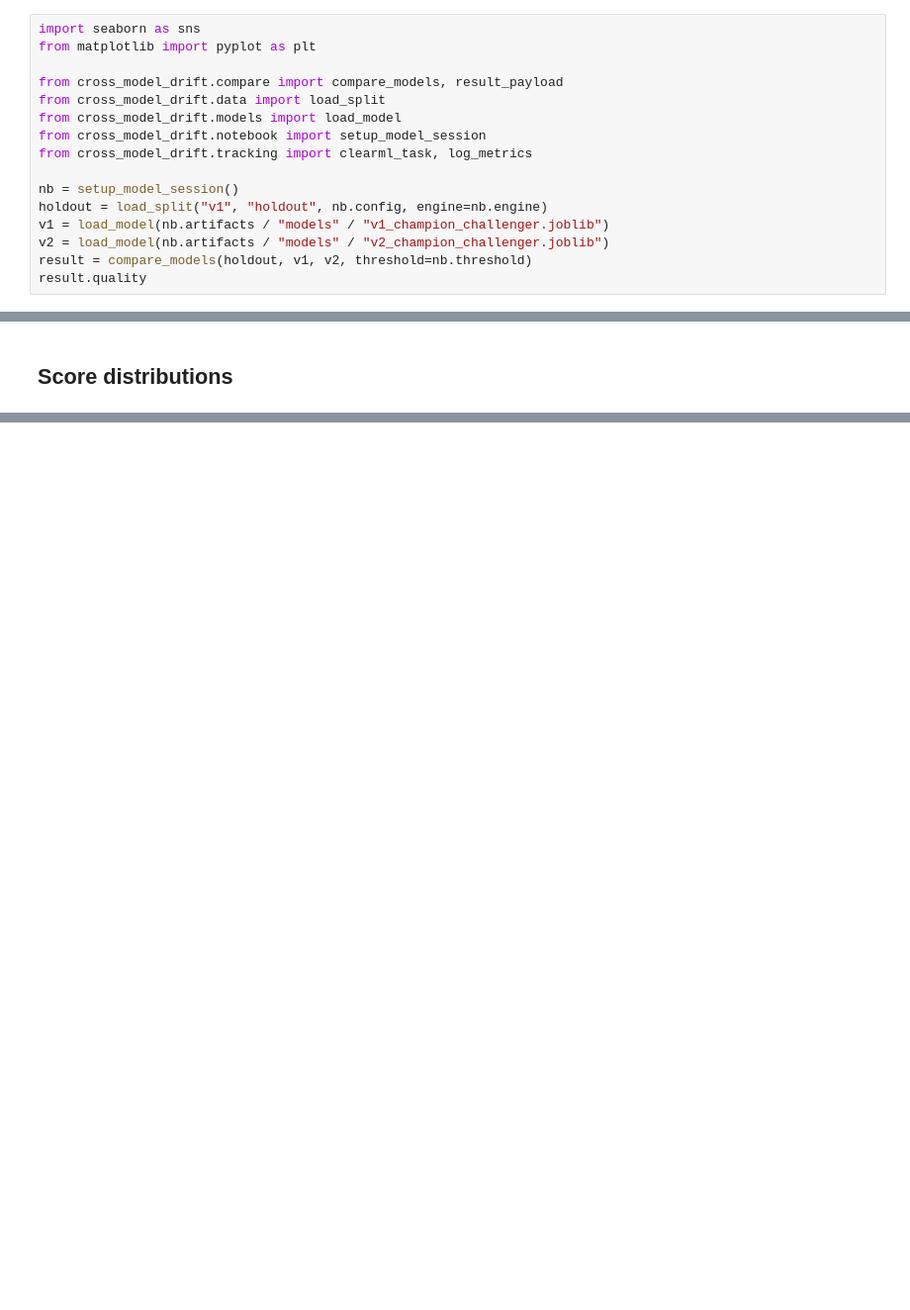
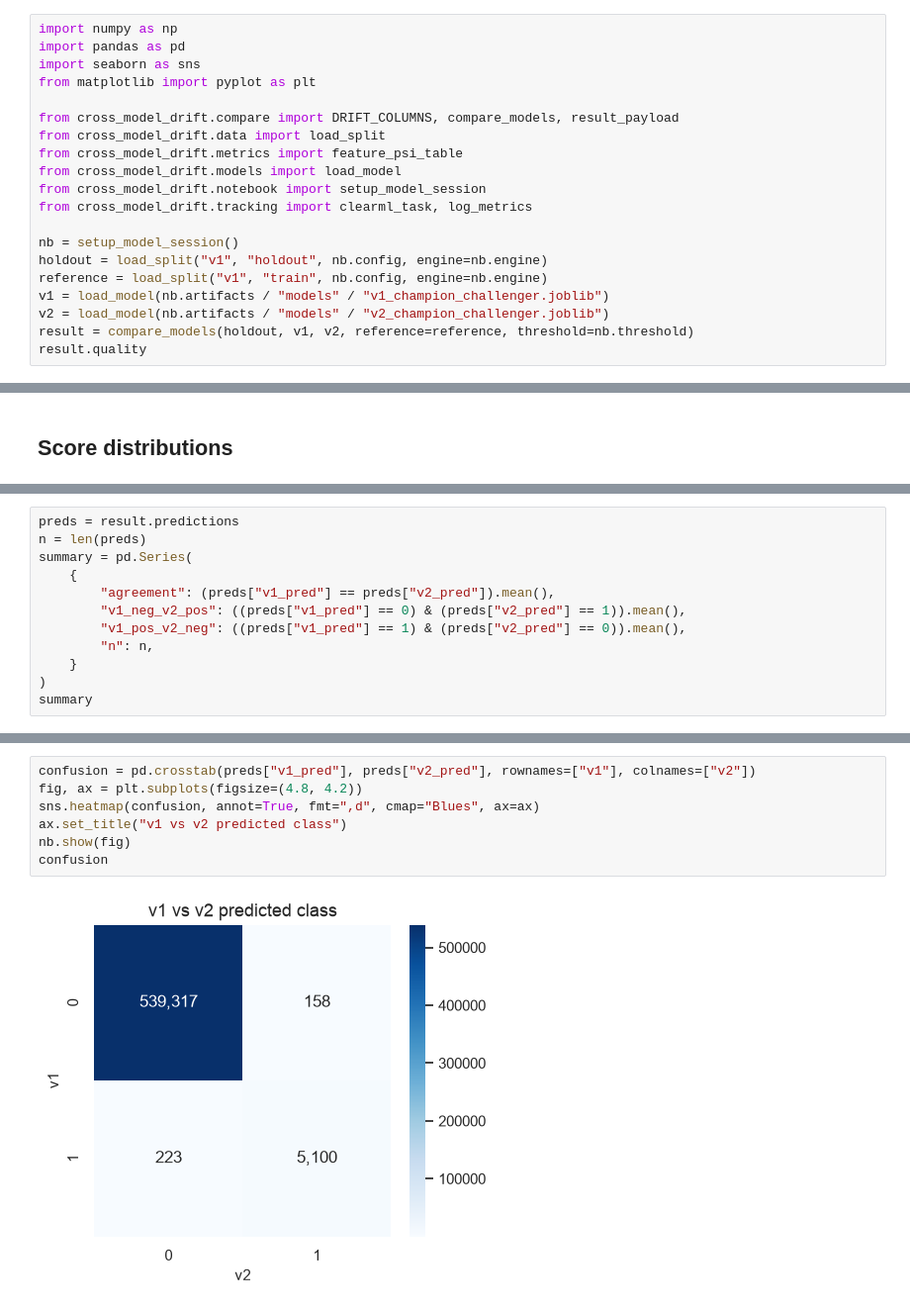
Before and after one commit to Steadfastie/model-drift, a Jupyter notebook: notebooks/10_holdout_comparison.ipynb, the cells around one changed output, grey strips where cells are left out. Shown at 99% size. Cells and saved outputs as stored; diff of their text form; blank space fills up the shorter version.

```diff
--- a/notebooks/10_holdout_comparison.ipynb
+++ b/notebooks/10_holdout_comparison.ipynb
@@ -5,16 +5,20 @@ Score saved v1 and v2 models on the **same** untouched holdout. This is the head
 # %%
+import numpy as np
+import pandas as pd
 import seaborn as sns
 from matplotlib import pyplot as plt
 
-from cross_model_drift.compare import compare_models, result_payload
+from cross_model_drift.compare import DRIFT_COLUMNS, compare_models, result_payload
 from cross_model_drift.data import load_split
+from cross_model_drift.metrics import feature_psi_table
 from cross_model_drift.models import load_model
 from cross_model_drift.notebook import setup_model_session
 from cross_model_drift.tracking import clearml_task, log_metrics
 
 nb = setup_model_session()
 holdout = load_split("v1", "holdout", nb.config, engine=nb.engine)
+reference = load_split("v1", "train", nb.config, engine=nb.engine)
 v1 = load_model(nb.artifacts / "models" / "v1_champion_challenger.joblib")
 v2 = load_model(nb.artifacts / "models" / "v2_champion_challenger.joblib")
-result = compare_models(holdout, v1, v2, threshold=nb.threshold)
+result = compare_models(holdout, v1, v2, reference=reference, threshold=nb.threshold)
 result.quality
@@ -38,0 +81,12 @@ nb.show(fig)
+# %%
+preds = result.predictions
+n = len(preds)
+summary = pd.Series(
+    {
+        "agreement": (preds["v1_pred"] == preds["v2_pred"]).mean(),
+        "v1_neg_v2_pos": ((preds["v1_pred"] == 0) & (preds["v2_pred"] == 1)).mean(),
+        "v1_pos_v2_neg": ((preds["v1_pred"] == 1) & (preds["v2_pred"] == 0)).mean(),
+        "n": n,
+    }
+)
+summary
@@ -38,0 +99,9 @@ nb.show(fig)
+# %%
+confusion = pd.crosstab(preds["v1_pred"], preds["v2_pred"], rownames=["v1"], colnames=["v2"])
+fig, ax = plt.subplots(figsize=(4.8, 4.2))
+sns.heatmap(confusion, annot=True, fmt=",d", cmap="Blues", ax=ax)
+ax.set_title("v1 vs v2 predicted class")
+nb.show(fig)
+confusion
+# %% [output]
+[figure, added]
```
Also changed, not shown: parts of 12 cells of this notebook, 3 other files.
